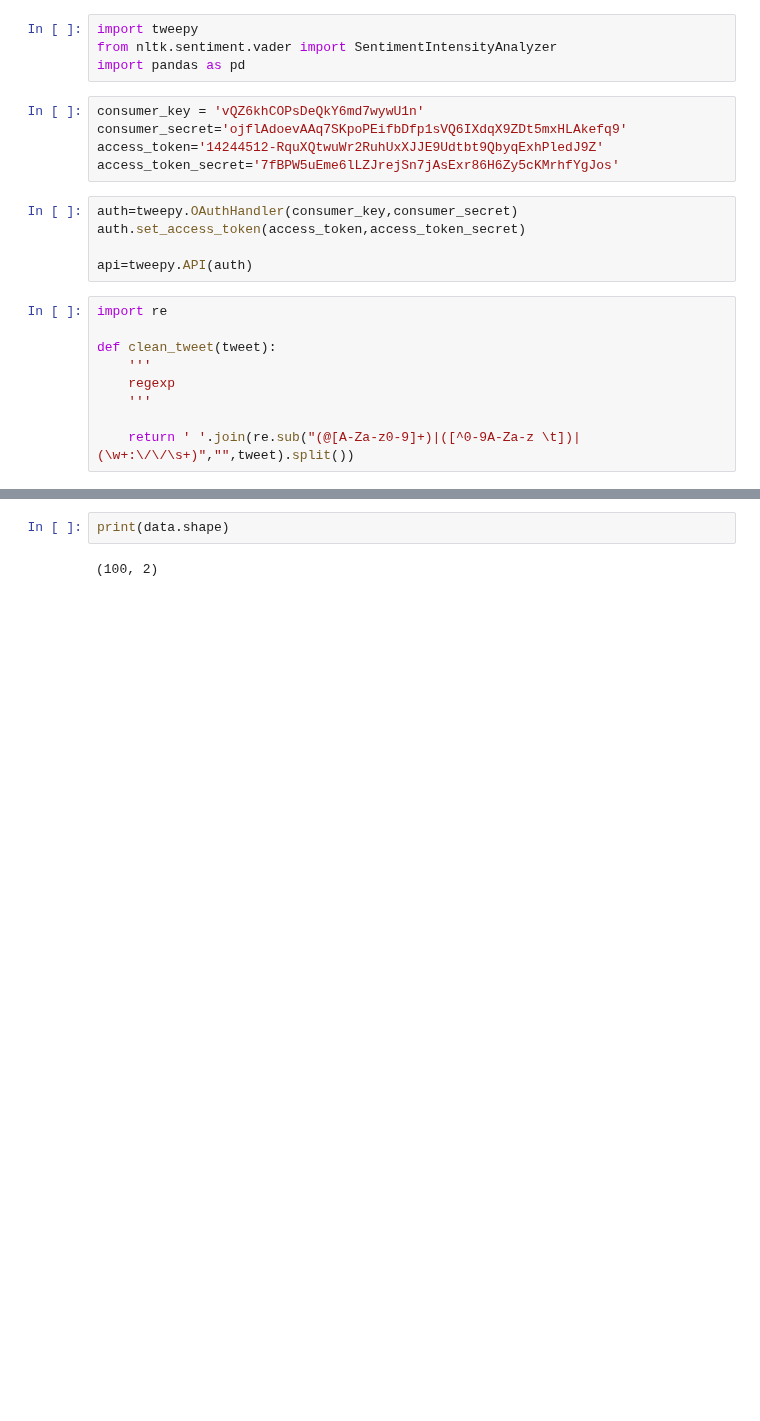
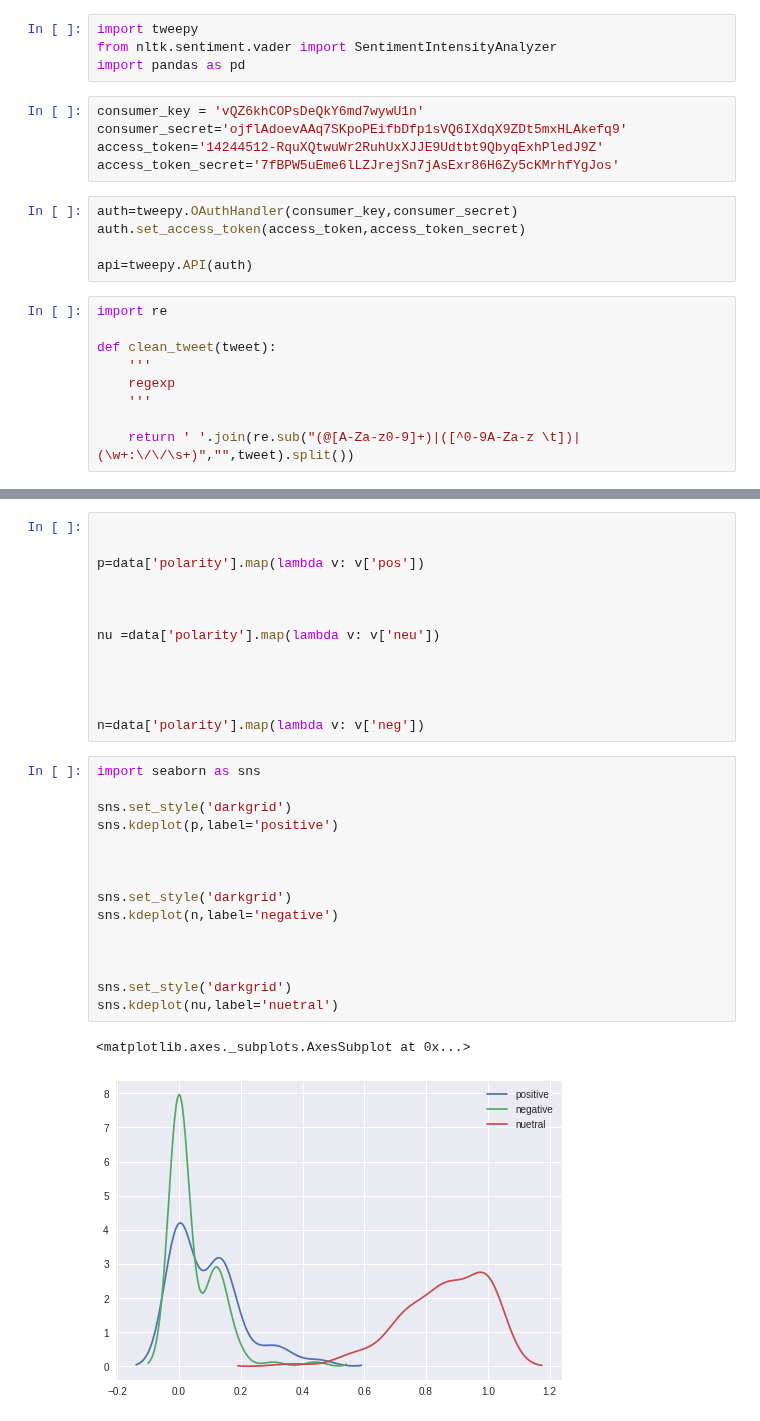
Before and after one commit to siddu541/Analytics, a Jupyter notebook: WebScrapping_SentimentAnalysisTracfone.ipynb, the cells around one changed output, grey strips where cells are left out. Saved outputs shown, nothing was run; the diff lists cells and outputs as text; blank space fills up the shorter version.

```diff
--- a/WebScrapping_SentimentAnalysisTracfone.ipynb
+++ b/WebScrapping_SentimentAnalysisTracfone.ipynb
@@ -129,4 +128,31 @@ Index(['Tweets', 'polarity'], dtype='object')
-# %%
-print(data.shape)
-# %% [output]
-(100, 2)
+# %%
+
+
+p=data['polarity'].map(lambda v: v['pos'])
+
+
+
+nu =data['polarity'].map(lambda v: v['neu'])
+
+
+
+
+n=data['polarity'].map(lambda v: v['neg'])
+# %%
+import seaborn as sns
+
+sns.set_style('darkgrid')
+sns.kdeplot(p,label='positive')
+
+
+
+sns.set_style('darkgrid')
+sns.kdeplot(n,label='negative')
+
+
+
+sns.set_style('darkgrid')
+sns.kdeplot(nu,label='nuetral')
+# %% [output]
+<matplotlib.axes._subplots.AxesSubplot at 0x...>
+[figure, added]
```
Also changed, not shown: parts of 5 cells of this notebook.
